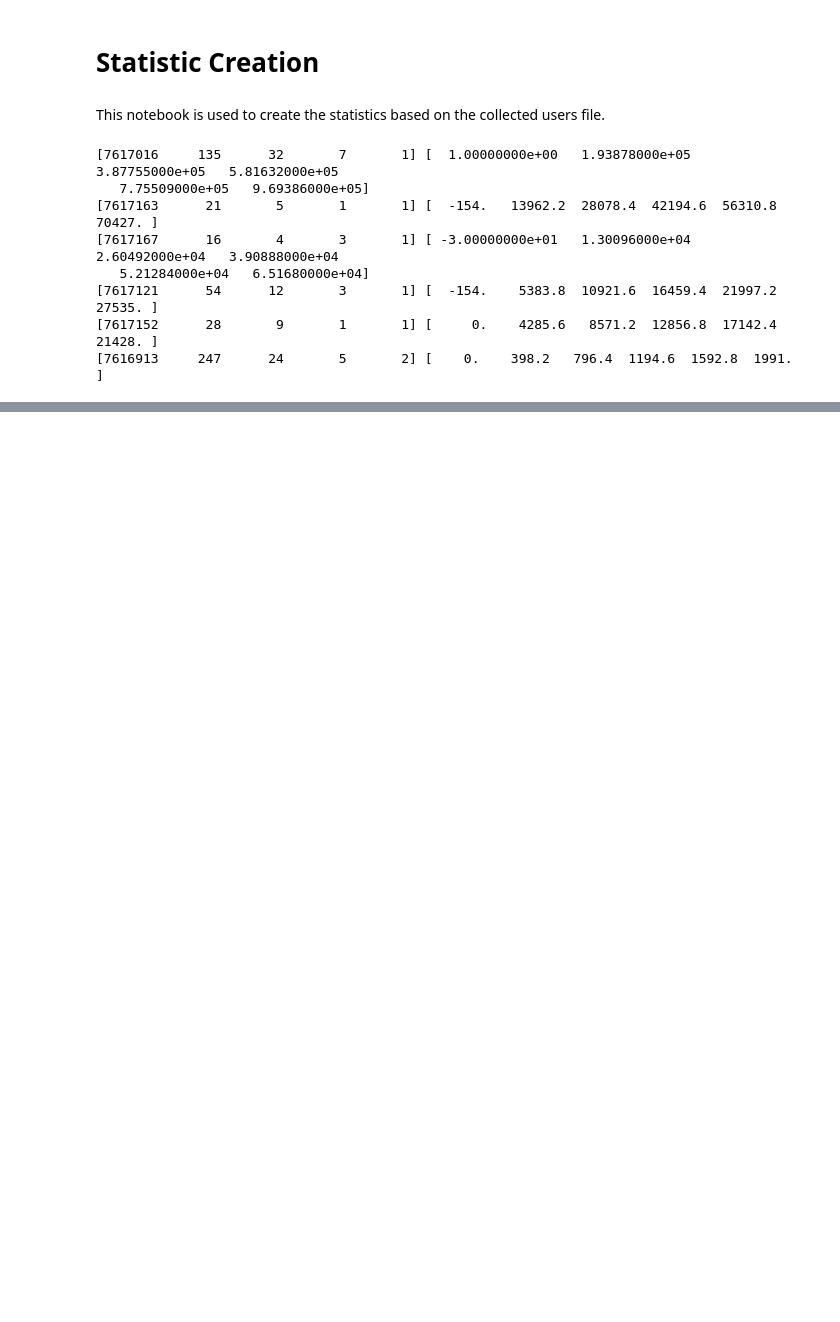
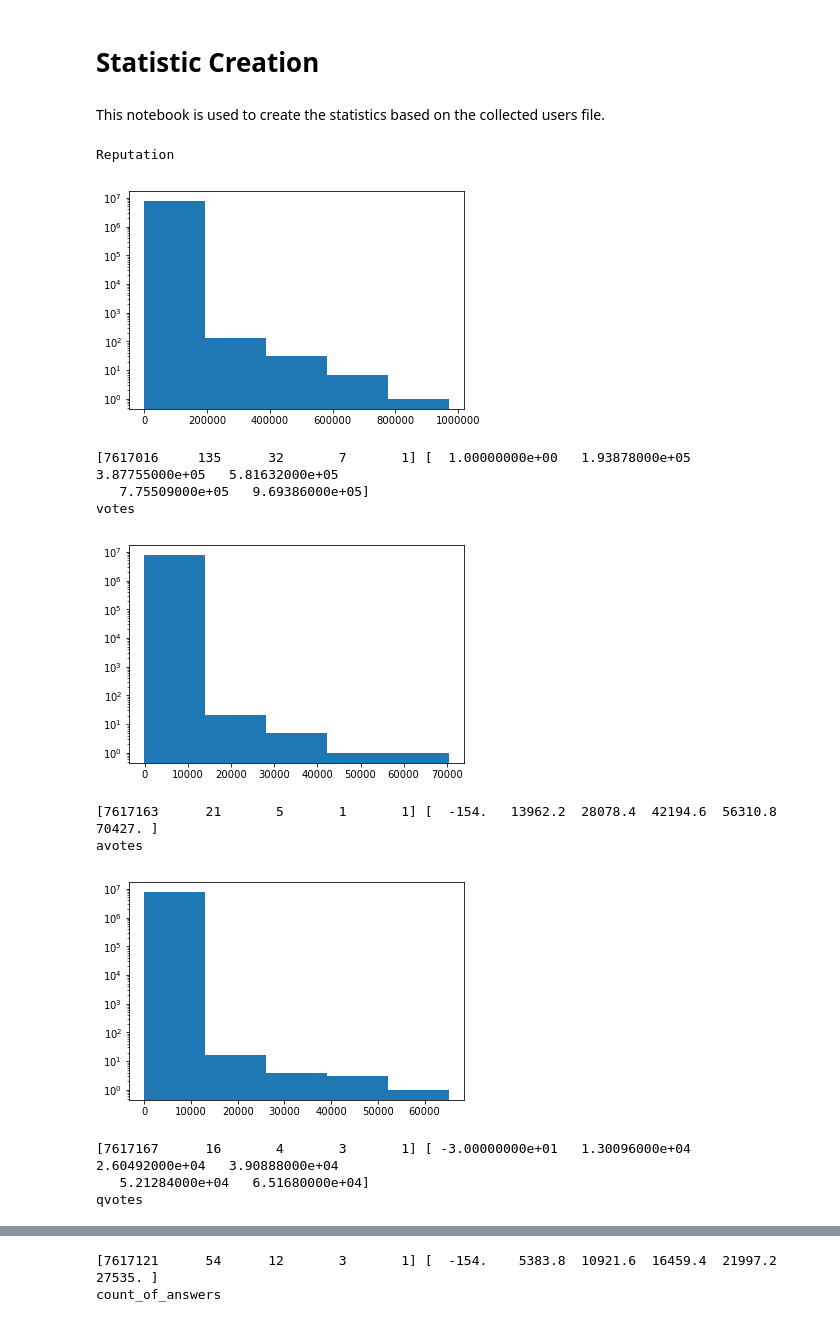
Before and after one commit to MaxRuenz/StackoverflowAnalysis, a Jupyter notebook: StatisticsCreation.ipynb, the cells around one changed output, grey strips where cells are left out. Saved outputs shown, nothing was run; the diff lists cells and outputs as text; code cells hidden in the pictures; blank space fills up the shorter version.

```diff
--- a/StatisticsCreation.ipynb
+++ b/StatisticsCreation.ipynb
@@ -11,35 +11,42 @@ import matplotlib.pyplot as plt
 # %%
 path_users = os.path.join("users_edited.json")
 attributes = ["Reputation", "votes", "avotes", "qvotes", "count_of_answers", "count_of_questions"]
+# %%
+f = open(path_users, 'r')
+users_dict = json.load(f)
+users = []
+for key, val in users_dict.items():
+    users.append(val)
 # %%
-def create_histogram(list_, attribute):
-    attributes = [ int(elem[attribute]) for elem in list_]
-    #plt.hist(attributes, bins=5)
-    #plt.show()
-    return np.histogram(attributes, bins=5)
+def create_histogram(list_, attribute, bins=5):
+    print (attribute)
+    attributes = [ np.log(int(elem[attribute])) for elem in list_]
+    plt.hist(attributes, bins=bins)
+    plt.yscale('log')
+    plt.xticks()
+    plt.show()
+    return np.histogram(attributes)
 # %%
 # create histograms
-with open(path_users, 'r') as f:
-    users_dict = json.load(f)
-    users = []
-    for key, val in users_dict.items():
-        users.append(val)
+for attr in attributes:
+    numbers, bins = create_histogram(users, attr)
+    print (numbers, bins)
+    dict_hist = {}
+    dict_hist["numbers"] = numbers.tolist()
+    dict_hist["bins"] = bins.tolist()
 
-    for attr in attributes:
-        numbers, bins = create_histogram(users, attr)
-        print (numbers, bins)
-        dict_hist = {}
-        dict_hist["numbers"] = numbers.tolist()
-        dict_hist["bins"] = bins.tolist()
-
-        with open( attr + "_hist.json", 'w') as r:
-            json.dump(dict_hist, r)
+    with open( attr + "_hist.json", 'w') as r:
+        json.dump(dict_hist, r)
 # %% [output]
-[7617016     135      32       7       1] [  1.00000000e+00   1.93878000e+05   3.87755000e+05   5.81632000e+05
-   7.75509000e+05   9.69386000e+05]
-[7617163      21       5       1       1] [  -154.   13962.2  28078.4  42194.6  56310.8  70427. ]
-[7617167      16       4       3       1] [ -3.00000000e+01   1.30096000e+04   2.60492000e+04   3.90888000e+04
-   5.21284000e+04   6.51680000e+04]
-[7617121      54      12       3       1] [  -154.    5383.8  10921.6  16459.4  21997.2  27535. ]
-[7617152      28       9       1       1] [     0.    4285.6   8571.2  12856.8  17142.4  21428. ]
-[7616913     247      24       5       2] [    0.    398.2   796.4  1194.6  1592.8  1991. ]
+Reputation
+[figure, added]
+[7617016     135      32       7       1] [  1.00000000e+00   1.93878000e+05   3.87755000e+05   5.81632000e+05
+   7.75509000e+05   9.69386000e+05]
+votes
+[figure, added]
+[7617163      21       5       1       1] [  -154.   13962.2  28078.4  42194.6  56310.8  70427. ]
+avotes
+[figure, added]
+[7617167      16       4       3       1] [ -3.00000000e+01   1.30096000e+04   2.60492000e+04   3.90888000e+04
+   5.21284000e+04   6.51680000e+04]
+qvotes
@@ -45,0 +54,2 @@ with open(path_users, 'r') as f:
+[7617121      54      12       3       1] [  -154.    5383.8  10921.6  16459.4  21997.2  27535. ]
+count_of_answers
```
Also changed, not shown: parts of 4 cells of this notebook, 9 other files.
